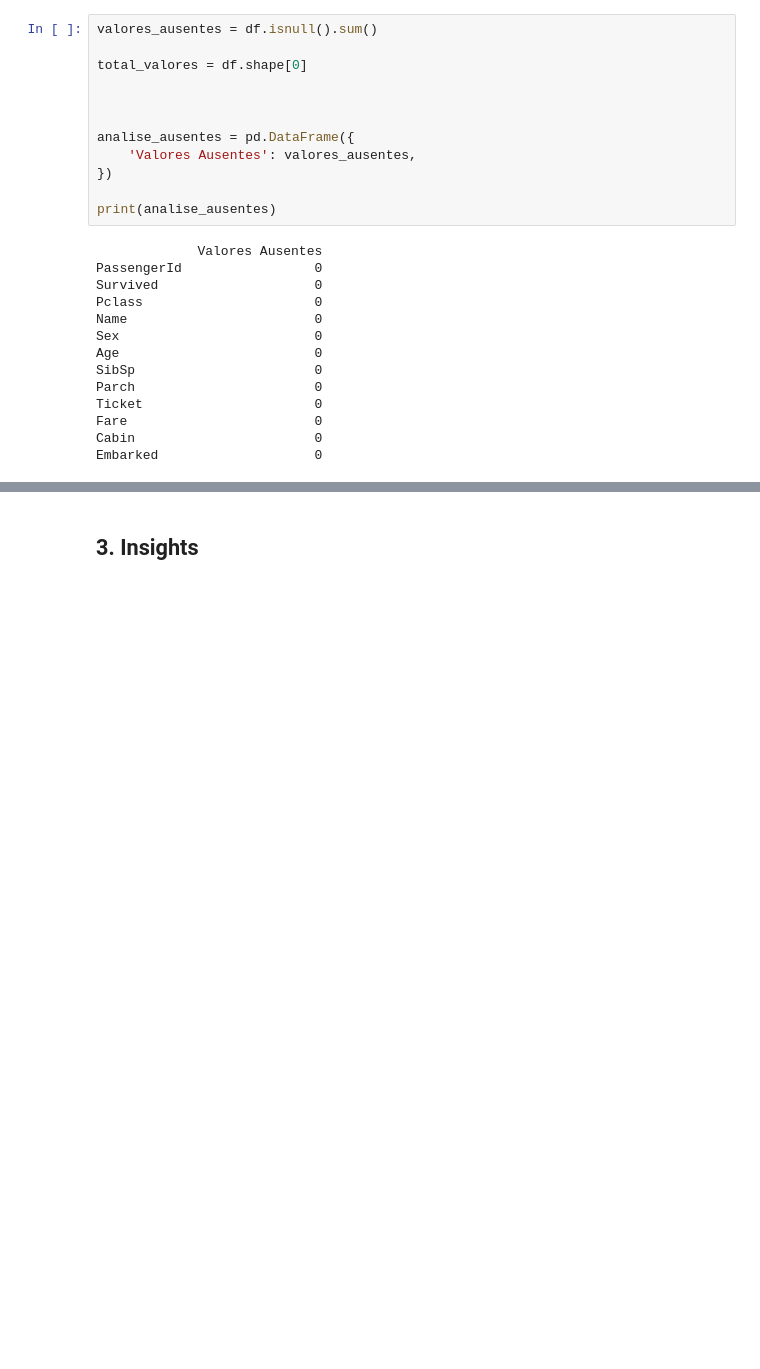
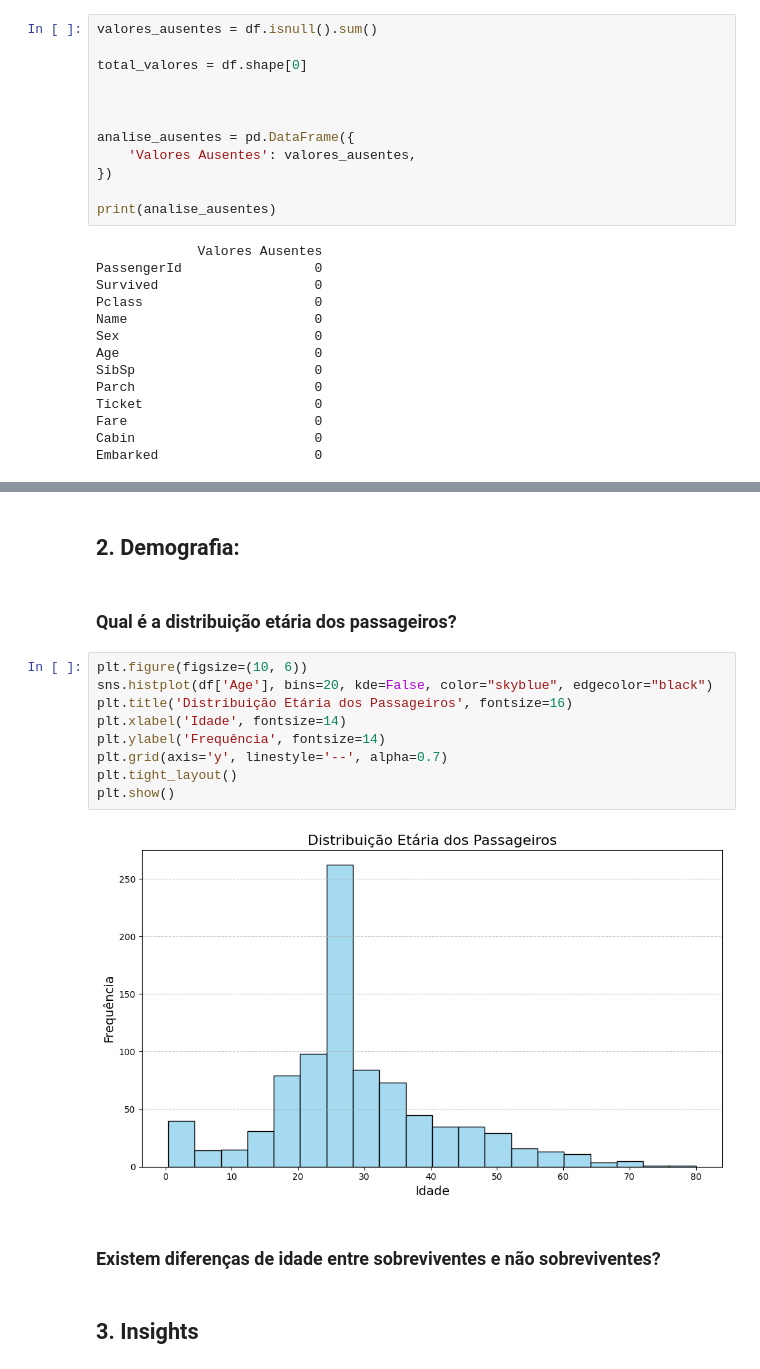
Before and after one commit to Giselz/avanti-bootcamp-cdd, a Jupyter notebook: notebooks/01-exploratory_data_analysis.ipynb, the cells around one changed output, grey strips where cells are left out. Saved outputs shown, nothing was run; the diff lists cells and outputs as text; blank space fills up the shorter version.

```diff
--- a/notebooks/01-exploratory_data_analysis.ipynb
+++ b/notebooks/01-exploratory_data_analysis.ipynb
@@ -274,2 +405,19 @@ Age      Age in years NaN                       Quantitativa
+# %% [markdown]
+## 2. Demografia:
+# %% [markdown]
+### Qual é a distribuição etária dos passageiros?
+# %%
+plt.figure(figsize=(10, 6))
+sns.histplot(df['Age'], bins=20, kde=False, color="skyblue", edgecolor="black")
+plt.title('Distribuição Etária dos Passageiros', fontsize=16)
+plt.xlabel('Idade', fontsize=14)
+plt.ylabel('Frequência', fontsize=14)
+plt.grid(axis='y', linestyle='--', alpha=0.7)
+plt.tight_layout()
+plt.show()
+# %% [output]
+[figure, added]
+# %% [markdown]
+### Existem diferenças de idade entre sobreviventes e não sobreviventes?
 # %% [markdown]
 ## 3. Insights
```
Also changed, not shown: parts of 15 cells of this notebook.
